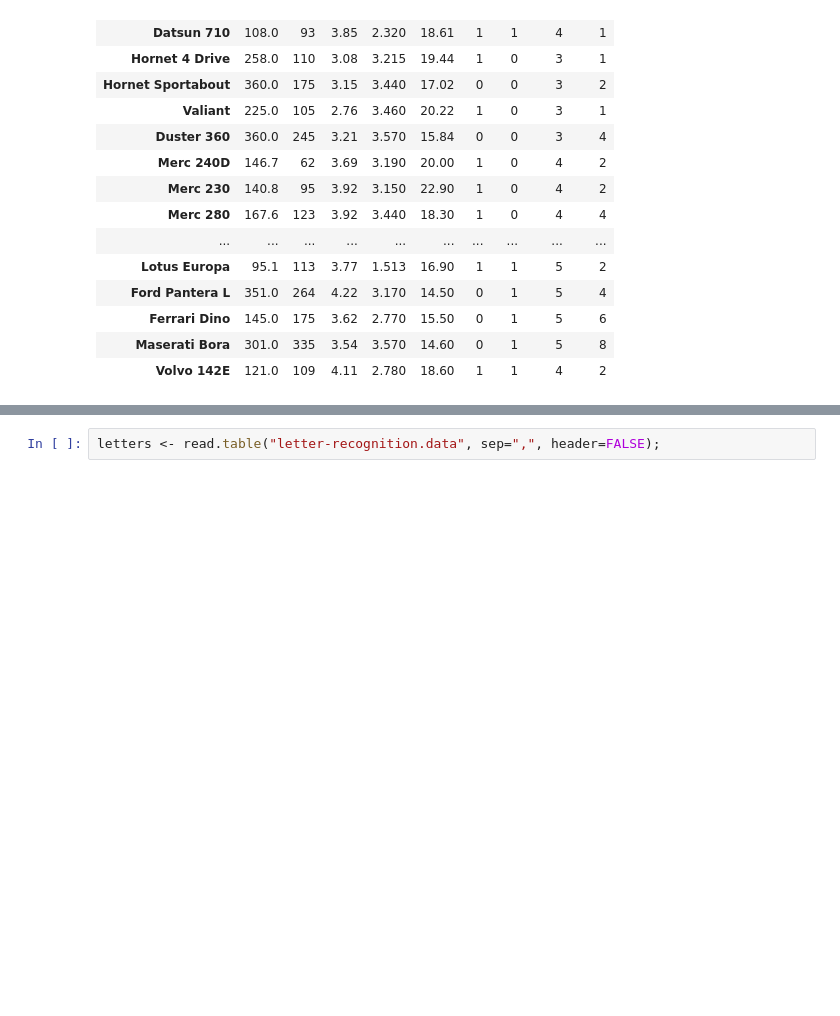
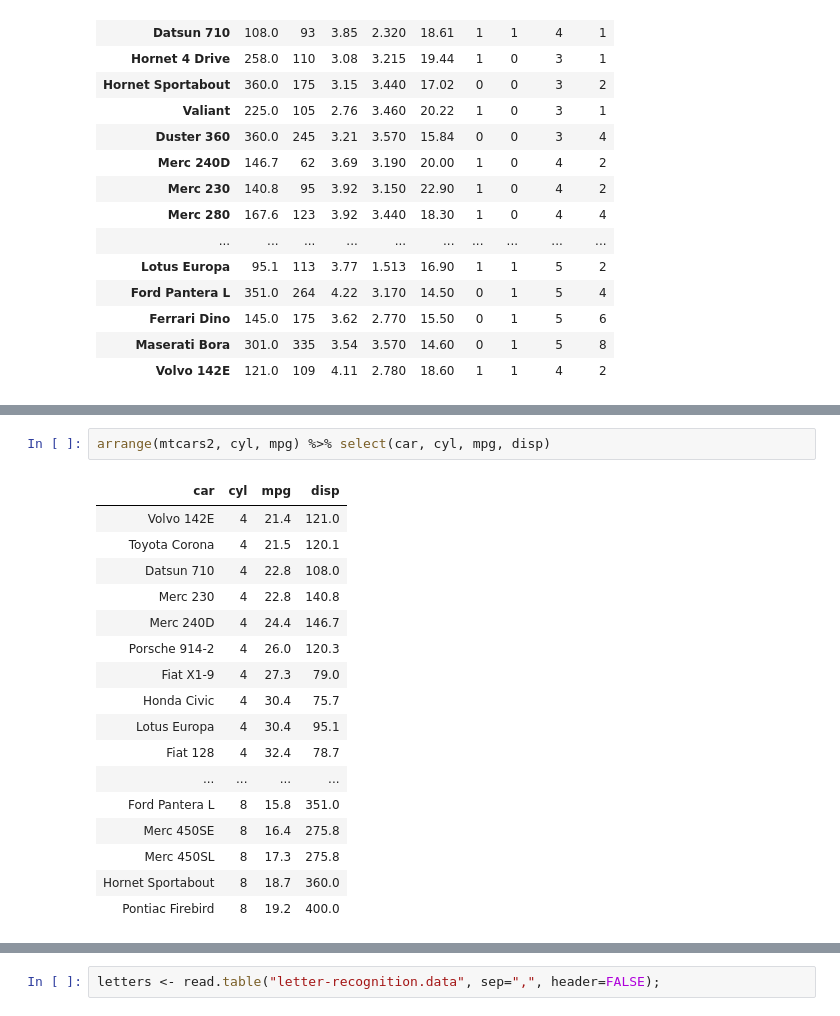
Before and after one commit to Hodapp87/cincyfp_presentation_R_2016_12, a Jupyter notebook: CincyFP_Letters_example.ipynb, the cells around one changed output, grey strips where cells are left out. Drawn from its saved outputs; the diff is of its cells as text; blank space fills up the shorter version.

```diff
--- a/CincyFP_Letters_example.ipynb
+++ b/CincyFP_Letters_example.ipynb
@@ -439,0 +405,20 @@ mtcars[-c(1,2)]
+# %%
+arrange(mtcars2, cyl, mpg) %>% select(car, cyl, mpg, disp)
+# %% [output]
+| car | cyl | mpg | disp |
+| Volvo 142E | 4 | 21.4 | 121.0 |
+| Toyota Corona | 4 | 21.5 | 120.1 |
+| Datsun 710 | 4 | 22.8 | 108.0 |
+| Merc 230 | 4 | 22.8 | 140.8 |
+| Merc 240D | 4 | 24.4 | 146.7 |
+| Porsche 914-2 | 4 | 26.0 | 120.3 |
+| Fiat X1-9 | 4 | 27.3 | 79.0 |
+| Honda Civic | 4 | 30.4 | 75.7 |
+| Lotus Europa | 4 | 30.4 | 95.1 |
+| Fiat 128 | 4 | 32.4 | 78.7 |
+| ... | ... | ... | ... |
+| Ford Pantera L | 8 | 15.8 | 351.0 |
+| Merc 450SE | 8 | 16.4 | 275.8 |
+| Merc 450SL | 8 | 17.3 | 275.8 |
+| Hornet Sportabout | 8 | 18.7 | 360.0 |
+| Pontiac Firebird | 8 | 19.2 | 400.0 |
```
Also changed, not shown: parts of 13 cells of this notebook, 1 other file.
